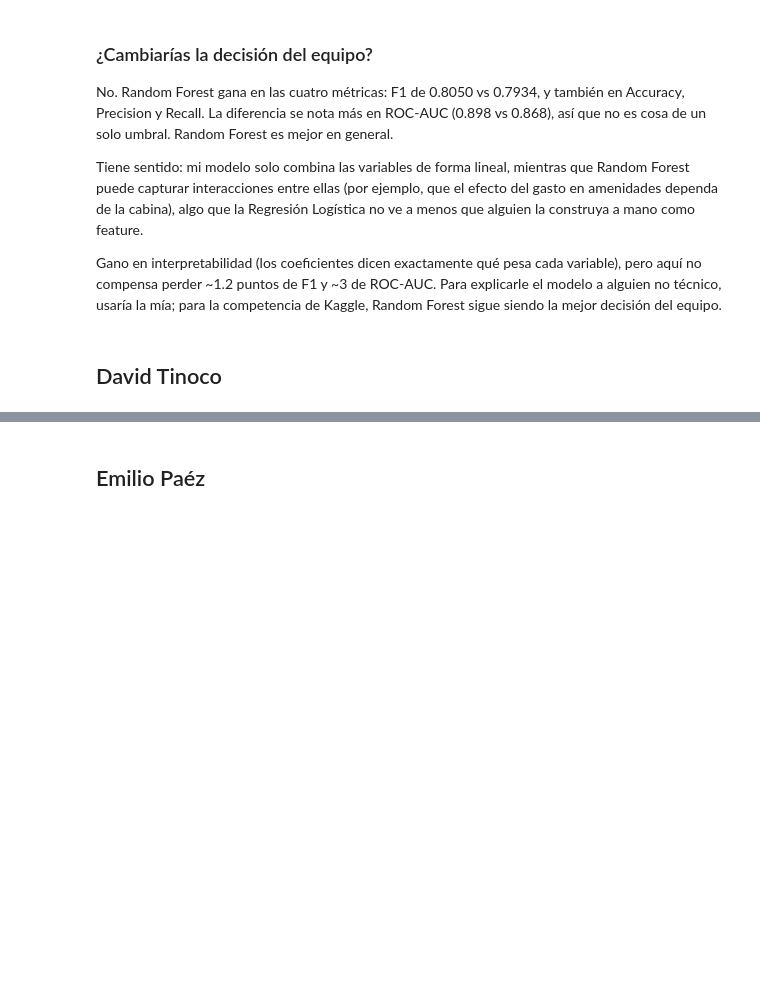
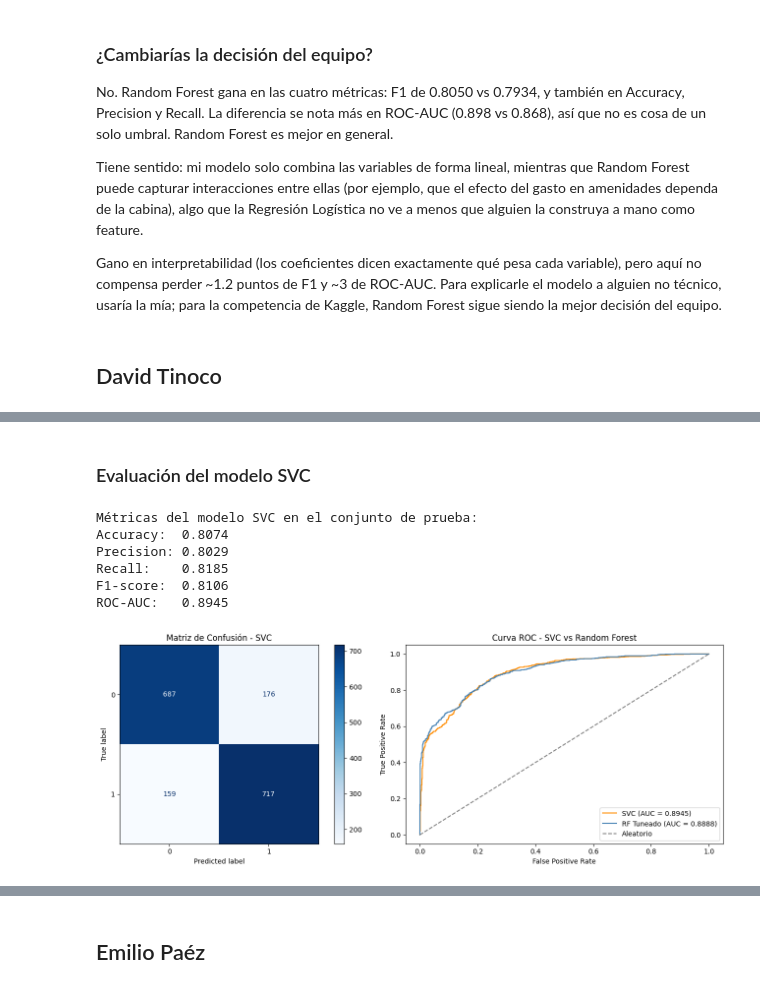
Before and after one commit to A01801224/TC3009C-RI, a Jupyter notebook: Notebooks/Reto_Tercer_Avance_Spaceship_Titanic.ipynb, the cells around one changed output, grey strips where cells are left out. Saved outputs shown, nothing was run; the diff lists cells and outputs as text; code cells hidden in the pictures; blank space fills up the shorter version.

```diff
--- a/Notebooks/Reto_Tercer_Avance_Spaceship_Titanic.ipynb
+++ b/Notebooks/Reto_Tercer_Avance_Spaceship_Titanic.ipynb
@@ -716,0 +873,56 @@ Gano en interpretabilidad (los coeficientes dicen exactamente qué pesa cada var
+# %% [markdown]
+### Evaluación del modelo SVC
+# %%
+# Predicciones sobre el conjunto de prueba
+y_pred_svc = modelo_svc_grid.predict(X_test)
+y_proba_svc = modelo_svc_grid.predict_proba(X_test)[:, 1]
+
+# Métricas
+accuracy_svc = accuracy_score(y_test, y_pred_svc)
+precision_svc = precision_score(y_test, y_pred_svc)
+recall_svc = recall_score(y_test, y_pred_svc)
+f1_svc = f1_score(y_test, y_pred_svc)
+roc_auc_svc = roc_auc_score(y_test, y_proba_svc)
+
+print("Métricas del modelo SVC en el conjunto de prueba:")
+print(f"Accuracy:  {accuracy_svc:.4f}")
+print(f"Precision: {precision_svc:.4f}")
+print(f"Recall:    {recall_svc:.4f}")
+print(f"F1-score:  {f1_svc:.4f}")
+print(f"ROC-AUC:   {roc_auc_svc:.4f}")
+# %% [output]
+Métricas del modelo SVC en el conjunto de prueba:
+Accuracy:  0.8074
+Precision: 0.8029
+Recall:    0.8185
+F1-score:  0.8106
+ROC-AUC:   0.8945
+# %%
+fig, axes = plt.subplots(1, 2, figsize=(14, 5))
+
+# --- Matriz de confusión ---
+ConfusionMatrixDisplay.from_predictions(
+    y_test, y_pred_svc,
+    cmap="Blues",
+    ax=axes[0]
+)
+axes[0].set_title("Matriz de Confusión - SVC")
+
+# --- Curva ROC comparativa: SVC vs RF ---
+fpr_svc, tpr_svc, _ = roc_curve(y_test, y_proba_svc)
+
+y_proba_rf = modelo_rf_tuned.predict_proba(X_test)[:, 1]
+fpr_rf, tpr_rf, _ = roc_curve(y_test, y_proba_rf)
+
+axes[1].plot(fpr_svc, tpr_svc, label=f"SVC (AUC = {roc_auc_svc:.4f})", color="darkorange")
+axes[1].plot(fpr_rf, tpr_rf, label=f"RF Tuneado (AUC = 0.8888)", color="steelblue")
+axes[1].plot([0, 1], [0, 1], linestyle="--", color="gray", label="Aleatorio")
+axes[1].set_xlabel("False Positive Rate")
+axes[1].set_ylabel("True Positive Rate")
+axes[1].set_title("Curva ROC - SVC vs Random Forest")
+axes[1].legend(loc="lower right")
+
+plt.tight_layout()
+plt.show()
+# %% [output]
+[figure, added]
```
Also changed, not shown: parts of 14 cells of this notebook.
